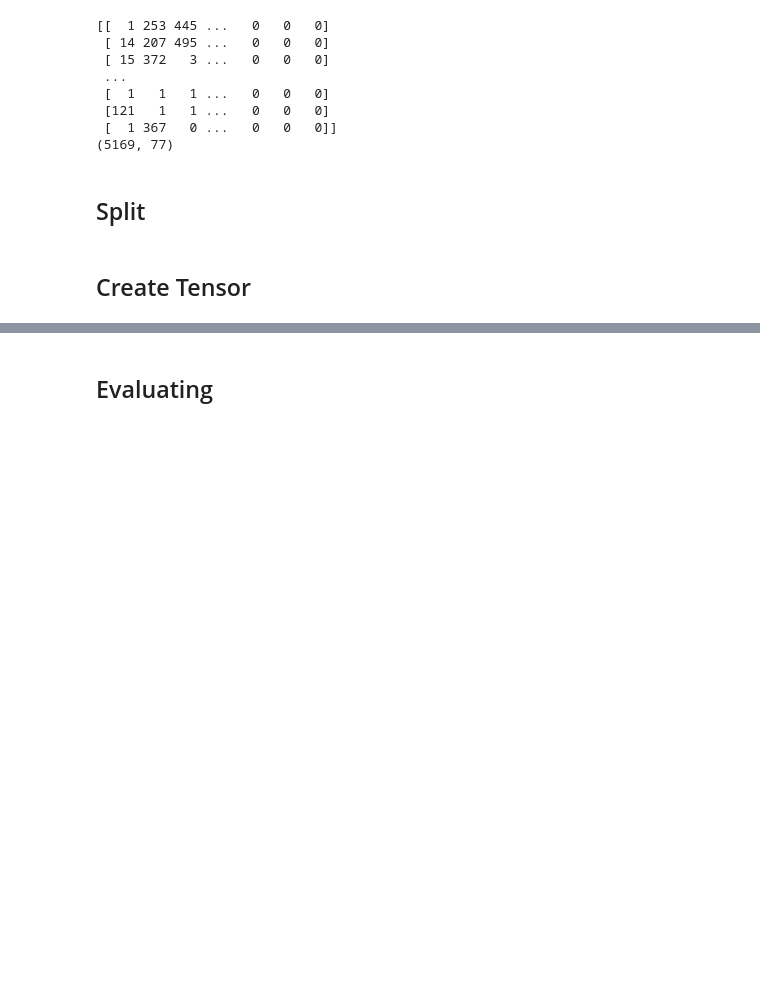
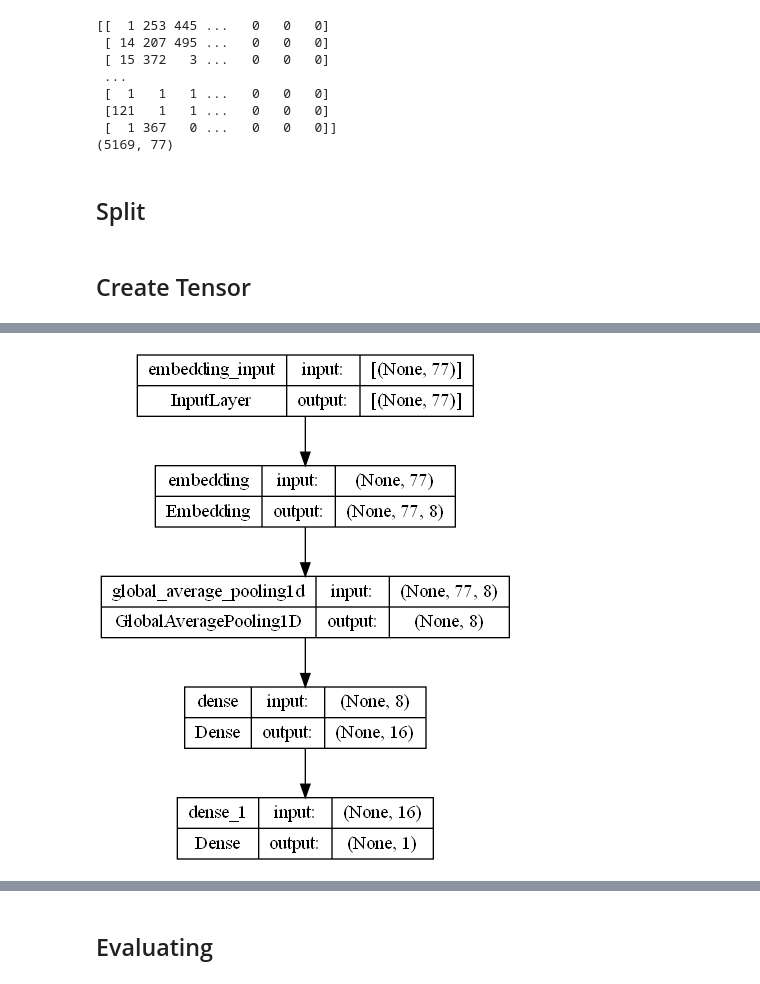
Before and after one commit to 40tude/02_Data-Science_Fullstack_march_2024, a Jupyter notebook: 07_deep_learning/99_Project_ATT/02_att.ipynb, the cells around one changed output, grey strips where cells are left out. Cells and saved outputs as stored; diff of their text form; code cells hidden in the pictures; blank space fills up the shorter version.

```diff
--- a/07_deep_learning/99_Project_ATT/02_att.ipynb
+++ b/07_deep_learning/99_Project_ATT/02_att.ipynb
@@ -82,7 +88,8 @@ k_WidthPx       = 1024
 k_HeightPx      = k_WidthPx/k_Gold
 k_random_state  = 42
 k_test_size     = 0.3
-k_epochs        = 100                      # I tried 10, 20 and 50
+k_num_words     = 1_000                     # the number of most freq words to keep during tokenization
+k_epochs        = 50                       # I tried 10, 20, 50 and 100
 # %%
 # -----------------------------------------------------------------------------
 def quick_View(df: pd.DataFrame) -> pd.DataFrame:
@@ -560,0 +597,5 @@ _________________________________________________________________
+# %%
+path = Path(f"{k_Current_dir/k_AssetsDir/'basic_arch.png'}")
+tf.keras.utils.plot_model(model, path, show_shapes=True)
+# %% [output]
+[figure, added]
```
Also changed, not shown: parts of 53 cells of this notebook, 17 other files.
